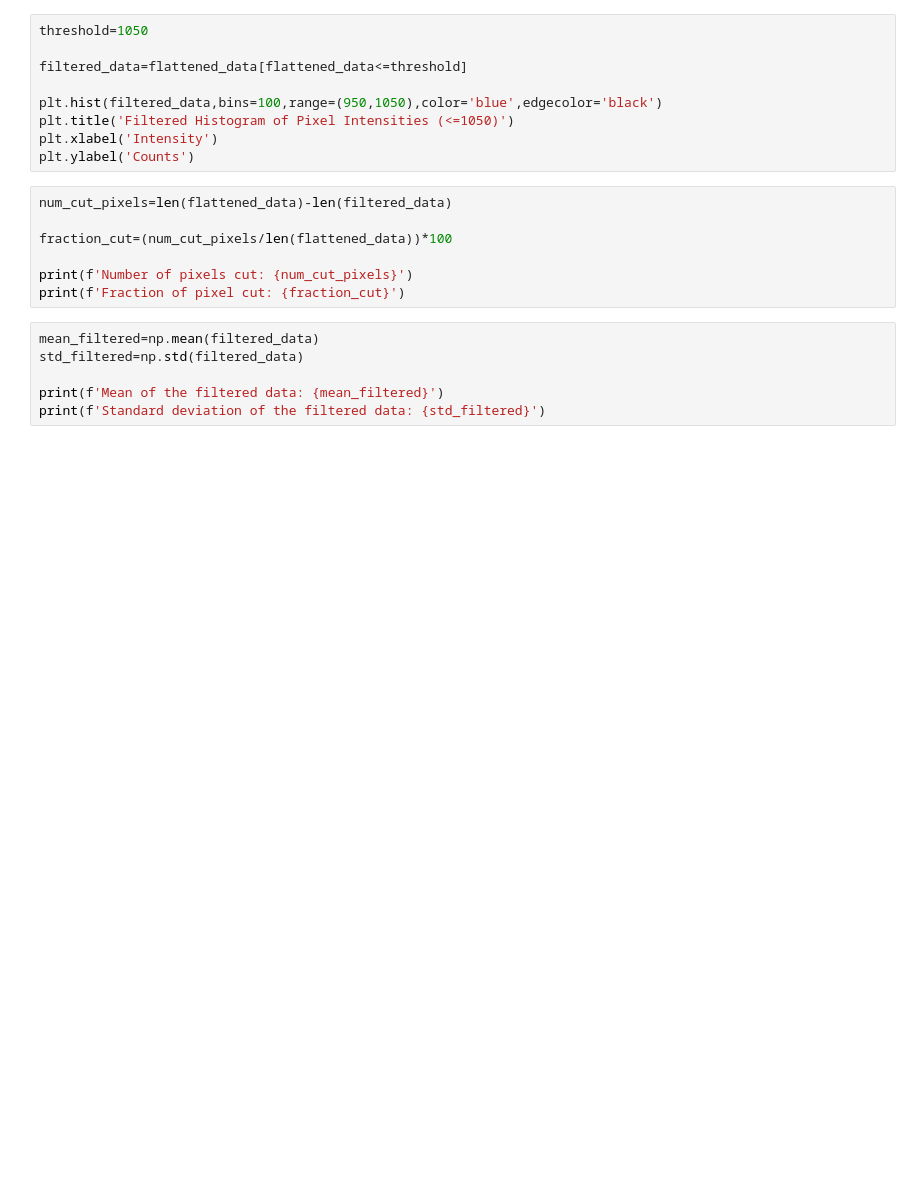
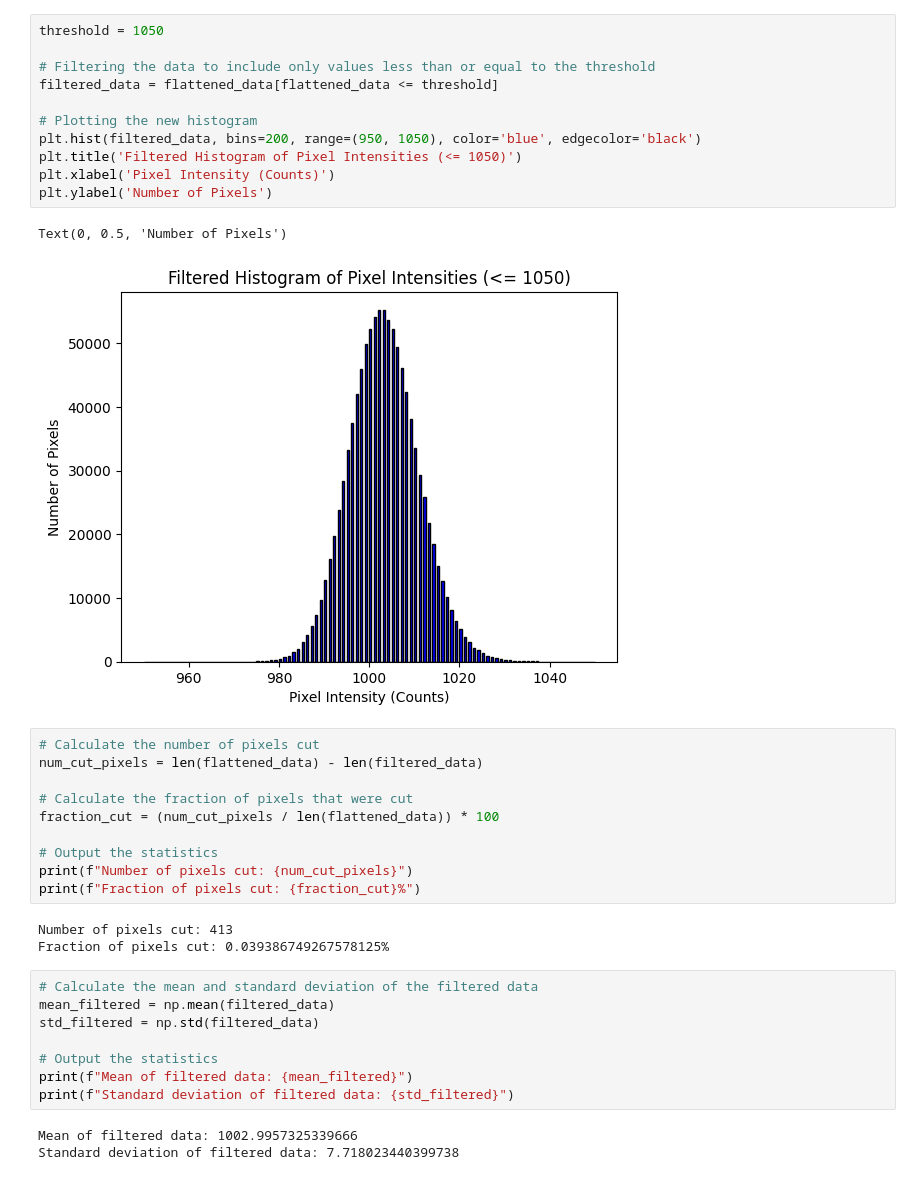
Before and after one commit to emsonmez/AST_443, a Jupyter notebook: Lab_1/Misha_Work/section_4.1.ipynb, the cells around one changed output. Cells and saved outputs as stored; diff of their text form; blank space fills up the shorter version.

```diff
--- a/Lab_1/Misha_Work/section_4.1.ipynb
+++ b/Lab_1/Misha_Work/section_4.1.ipynb
@@ -22,25 +37,41 @@ plt.ylabel('Counts')
 # %%
-threshold=1050
+threshold = 1050
 
-filtered_data=flattened_data[flattened_data<=threshold]
+# Filtering the data to include only values less than or equal to the threshold
+filtered_data = flattened_data[flattened_data <= threshold]
 
-plt.hist(filtered_data,bins=100,range=(950,1050),color='blue',edgecolor='black')
-plt.title('Filtered Histogram of Pixel Intensities (<=1050)')
-plt.xlabel('Intensity')
-plt.ylabel('Counts')
+# Plotting the new histogram
+plt.hist(filtered_data, bins=200, range=(950, 1050), color='blue', edgecolor='black')
+plt.title('Filtered Histogram of Pixel Intensities (<= 1050)')
+plt.xlabel('Pixel Intensity (Counts)')
+plt.ylabel('Number of Pixels')
+# %% [output]
+Text(0, 0.5, 'Number of Pixels')
+[figure, added]
 # %%
-num_cut_pixels=len(flattened_data)-len(filtered_data)
+# Calculate the number of pixels cut
+num_cut_pixels = len(flattened_data) - len(filtered_data)
 
-fraction_cut=(num_cut_pixels/len(flattened_data))*100
+# Calculate the fraction of pixels that were cut
+fraction_cut = (num_cut_pixels / len(flattened_data)) * 100
 
-print(f'Number of pixels cut: {num_cut_pixels}')
-print(f'Fraction of pixel cut: {fraction_cut}')
+# Output the statistics
+print(f"Number of pixels cut: {num_cut_pixels}")
+print(f"Fraction of pixels cut: {fraction_cut}%")
+# %% [output]
+Number of pixels cut: 413
+Fraction of pixels cut: 0.039386749267578125%
 # %%
-mean_filtered=np.mean(filtered_data)
-std_filtered=np.std(filtered_data)
+# Calculate the mean and standard deviation of the filtered data
+mean_filtered = np.mean(filtered_data)
+std_filtered = np.std(filtered_data)
 
-print(f'Mean of the filtered data: {mean_filtered}')
-print(f'Standard deviation of the filtered data: {std_filtered}')
+# Output the statistics
+print(f"Mean of filtered data: {mean_filtered}")
+print(f"Standard deviation of filtered data: {std_filtered}")
+# %% [output]
+Mean of filtered data: 1002.9957325339666
+Standard deviation of filtered data: 7.718023440399738
 # %%
 def plot_gaussian(data, range_values, mean, stddev, num_bins):
     """
```
Also changed, not shown: parts of 7 cells of this notebook, 2 other files.
